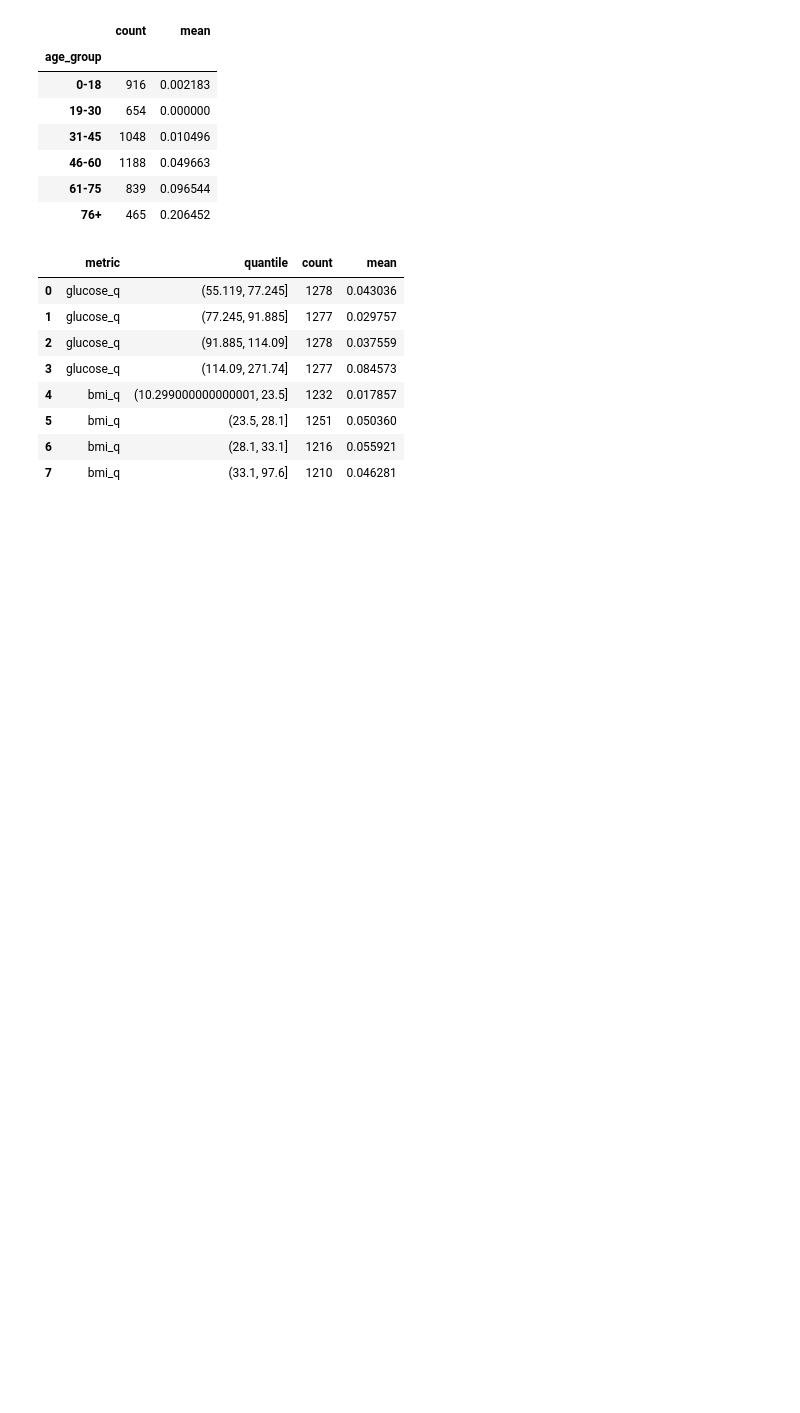
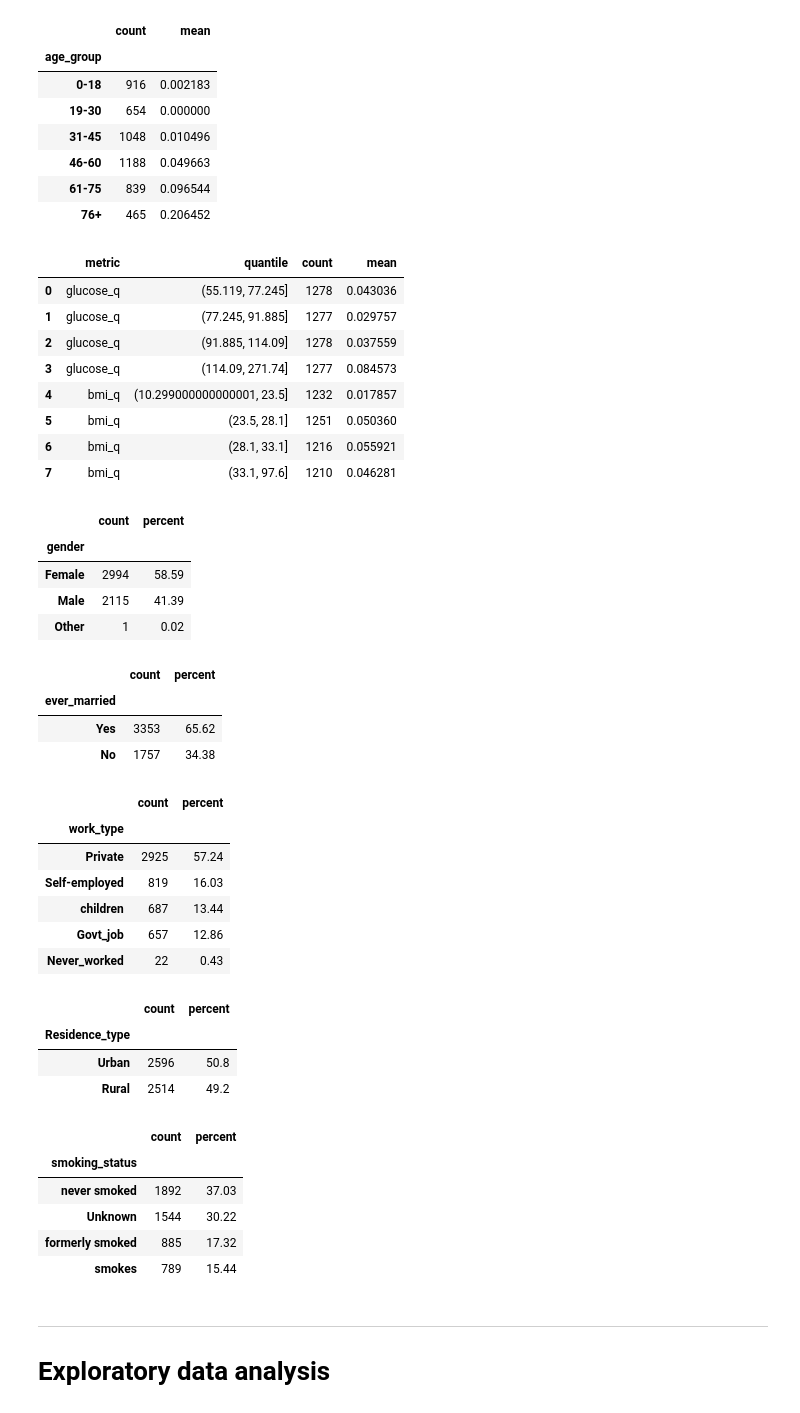
Before and after one commit to stefanosPanteli/EPL448_Team1_StrokePrediction, a Jupyter notebook: project.ipynb, the cells around one changed output. Cells and saved outputs as stored; diff of their text form; code cells hidden in the pictures; blank space fills up the shorter version.

```diff
--- a/project.ipynb
+++ b/project.ipynb
@@ -243,3 +234,43 @@ pd.concat(
 | 5 | bmi_q | (23.5, 28.1] | 1251 | 0.050360 |
 | 6 | bmi_q | (28.1, 33.1] | 1216 | 0.055921 |
 | 7 | bmi_q | (33.1, 97.6] | 1210 | 0.046281 |
+# %%
+# Display frequency tables for each categorical (object-type) column
+cat_cols = df.select_dtypes(include="object").columns
+for c in cat_cols:
+    display(
+        df[c].value_counts(dropna=False)
+          .to_frame("count")
+          .assign(percent=lambda x: (x["count"]/x["count"].sum()*100).round(2))
+    )
+# %% [output]
+|  | count | percent |
+| gender |  |  |
+| Female | 2994 | 58.59 |
+| Male | 2115 | 41.39 |
+| Other | 1 | 0.02 |
+|  | count | percent |
+| ever_married |  |  |
+| Yes | 3353 | 65.62 |
+| No | 1757 | 34.38 |
+|  | count | percent |
+| work_type |  |  |
+| Private | 2925 | 57.24 |
+| Self-employed | 819 | 16.03 |
+| children | 687 | 13.44 |
+| Govt_job | 657 | 12.86 |
+| Never_worked | 22 | 0.43 |
+|  | count | percent |
+| Residence_type |  |  |
+| Urban | 2596 | 50.8 |
+| Rural | 2514 | 49.2 |
+|  | count | percent |
+| smoking_status |  |  |
+| never smoked | 1892 | 37.03 |
+| Unknown | 1544 | 30.22 |
+| formerly smoked | 885 | 17.32 |
+| smokes | 789 | 15.44 |
+# %% [markdown]
+---
+
+# Exploratory data analysis
```
Also changed, not shown: parts of 8 cells of this notebook.
